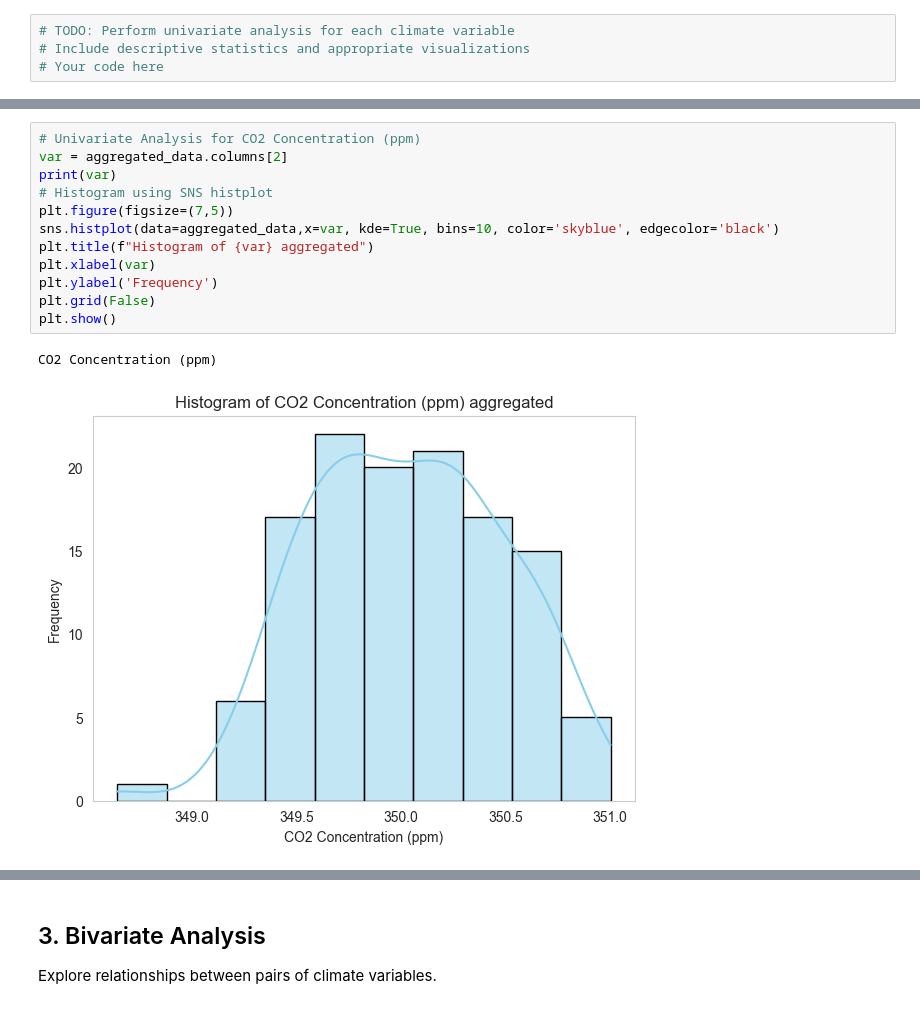
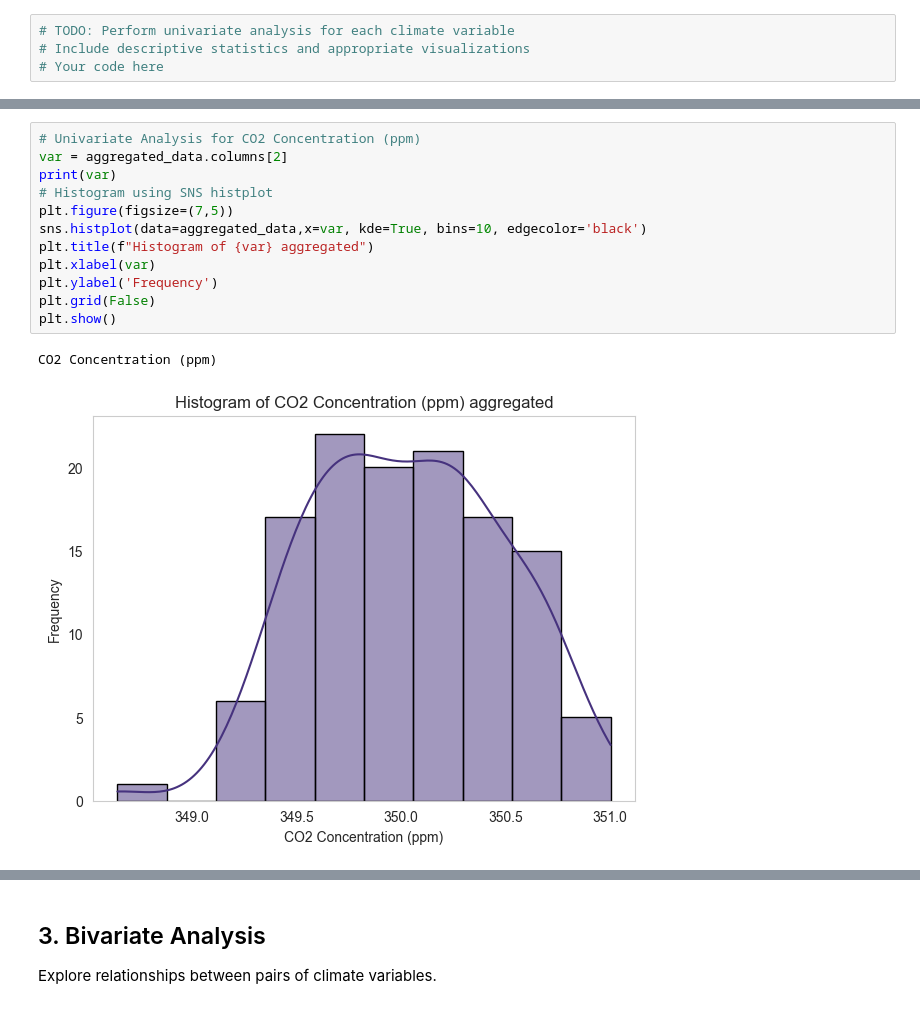
Before and after one commit to Omdena-NIC-Nepal/complete-eda-letsdoit, a Jupyter notebook: climate_eda.ipynb, the cells around one changed output, grey strips where cells are left out. Cells and saved outputs as stored; diff of their text form.

```diff
--- a/climate_eda.ipynb
+++ b/climate_eda.ipynb
@@ -120,18 +230,18 @@ Analyze each climate variable independently.
 # %%
 # Univariate Analysis for CO2 Concentration (ppm)
 var = aggregated_data.columns[2]
 print(var)
 # Histogram using SNS histplot
 plt.figure(figsize=(7,5))
-sns.histplot(data=aggregated_data,x=var, kde=True, bins=10, color='skyblue', edgecolor='black')
+sns.histplot(data=aggregated_data,x=var, kde=True, bins=10, edgecolor='black')
 plt.title(f"Histogram of {var} aggregated")
 plt.xlabel(var)
 plt.ylabel('Frequency')
 plt.grid(False)
 plt.show()
 # %% [output]
 CO2 Concentration (ppm)
-[figure, old version]
+[figure, new version]
 # %%
 # Box plot using boxplot
 plt.figure(figsize=(7,5))
```
Also changed, not shown: parts of 13 cells of this notebook.
